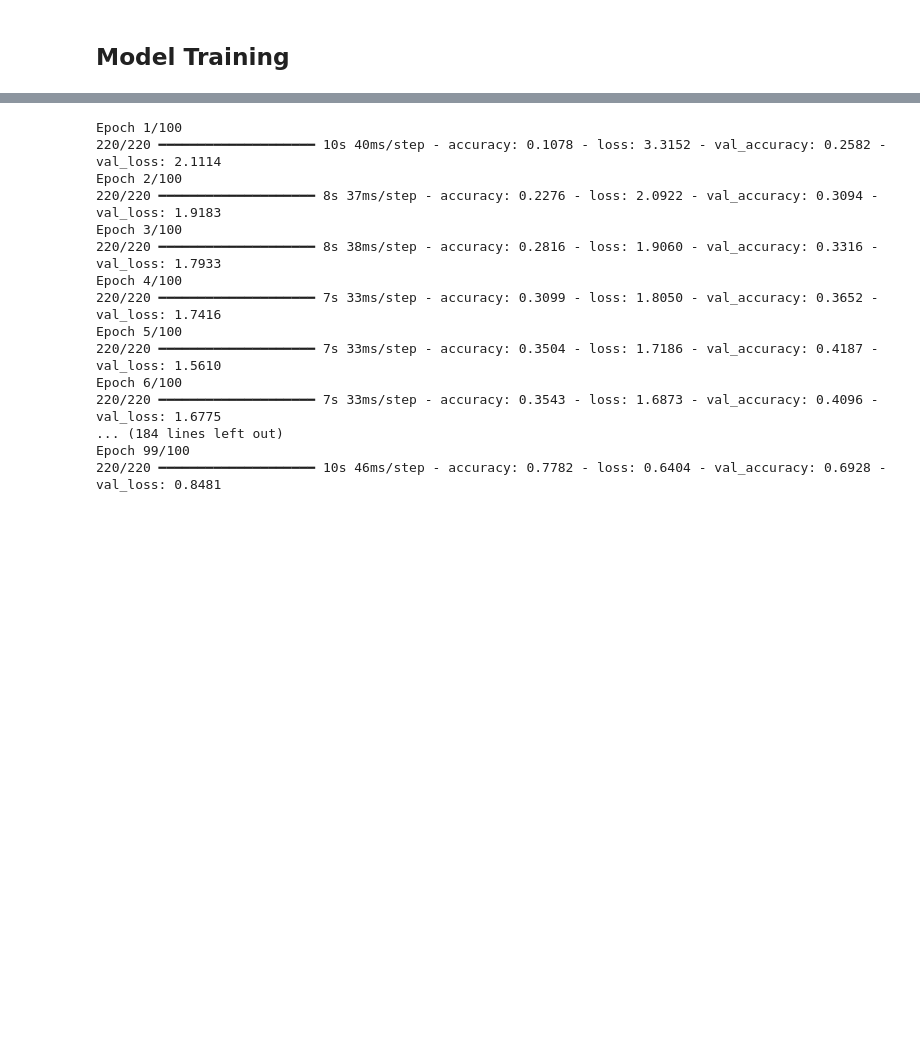
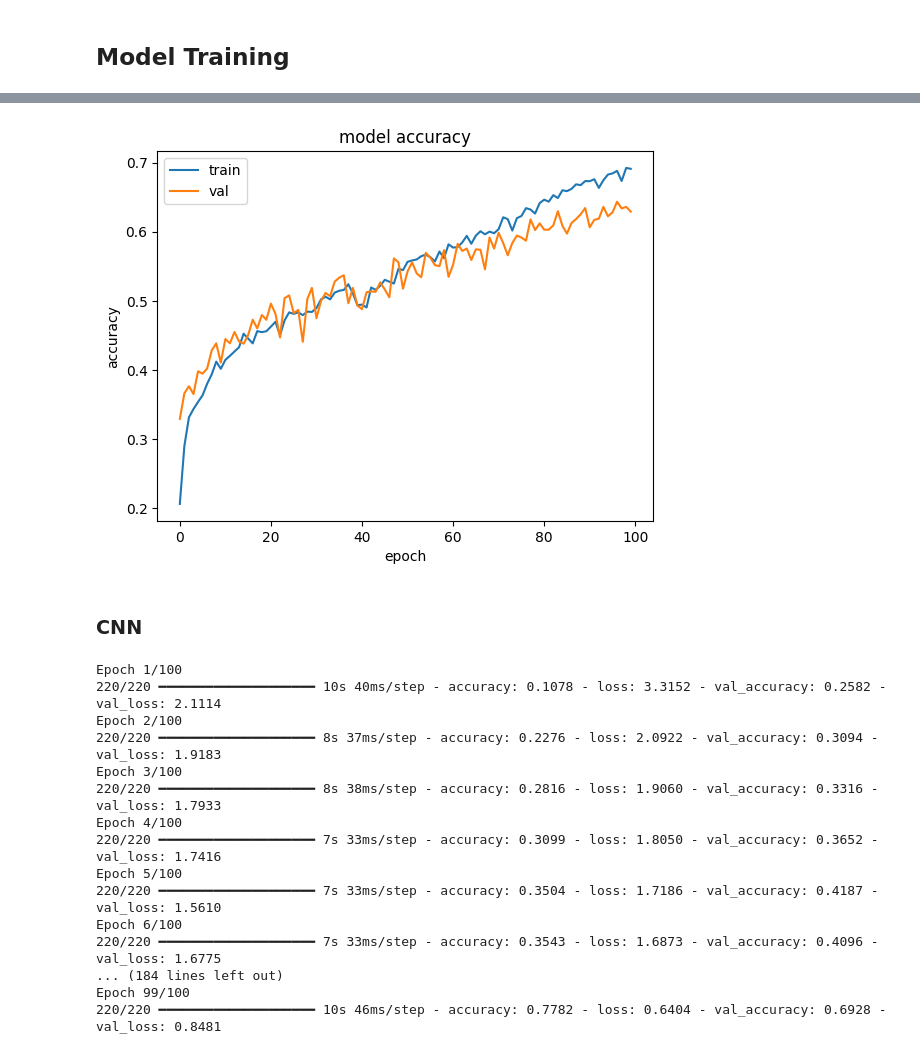
Before and after one commit to VkumarStack/Genre_Classifier, a Jupyter notebook: Neural_Network/GenreClassifierNN.ipynb, the cells around one changed output, grey strips where cells are left out. Saved outputs shown, nothing was run; the diff lists cells and outputs as text; code cells hidden in the pictures; blank space fills up the shorter version.

Commit message:
Add LSTM model to Neural Network notebook

```diff
--- a/Neural_Network/GenreClassifierNN.ipynb
+++ b/Neural_Network/GenreClassifierNN.ipynb
@@ -83,0 +84,25 @@ A CNN was chosen to fit the data, as it proves to work well on time-series data
+# %%
+from sklearn.preprocessing import LabelEncoder
+import tensorflow as tf
+from tensorflow.keras.models import Sequential
+from tensorflow.keras.layers import Dense, Dropout, LSTM, Reshape
+
+train_features_lstm = train_features.transpose(0, 2, 1)
+
+le = LabelEncoder()
+train_labels_encoded = le.fit_transform(train_segment_labels)
+
+X_train_lstm, X_val_lstm, y_train_lstm, y_val_lstm = train_test_split(train_features_lstm, train_labels_encoded, test_size=0.2, stratify=train_labels_encoded)
+
+lstm_model = Sequential()
+lstm_model.add(LSTM(100, return_sequences=True, input_shape=(train_features_lstm.shape[1], train_features_lstm.shape[2])))
+lstm_model.add(LSTM(75))
+lstm_model.add(Dense(50))
+lstm_model.add(Dropout(0.4))
+lstm_model.add(Dense(25))
+lstm_model.add(Dropout(0.4))
+lstm_model.add(Dense(10, activation='softmax'))
+
+lstm_model.summary()
+
+lstm_model.compile(loss='sparse_categorical_crossentropy', optimizer='adam', metrics=['accuracy'])
@@ -83,0 +131,2 @@ A CNN was chosen to fit the data, as it proves to work well on time-series data
+# %%
+history_lstm = lstm_model.fit(X_train_lstm, y_train_lstm, validation_data=(X_val_lstm, y_val_lstm), epochs=100, batch_size=32)
@@ -83,0 +151,11 @@ A CNN was chosen to fit the data, as it proves to work well on time-series data
+# %%
+from matplotlib import pyplot as plt
+plt.plot(history_lstm.history['accuracy'])
+plt.plot(history_lstm.history['val_accuracy'])
+plt.title('model accuracy')
+plt.ylabel('accuracy')
+plt.xlabel('epoch')
+plt.legend(['train', 'val'], loc='upper left')
+plt.show()
+# %% [output]
+[figure, added]
@@ -84,3 +164,5 @@ A CNN was chosen to fit the data, as it proves to work well on time-series data
+# %% [markdown]
+### CNN
 # %%
 from sklearn.preprocessing import LabelEncoder
 import tensorflow as tf
```
Also changed, not shown: parts of 14 cells of this notebook, 1 other file.
